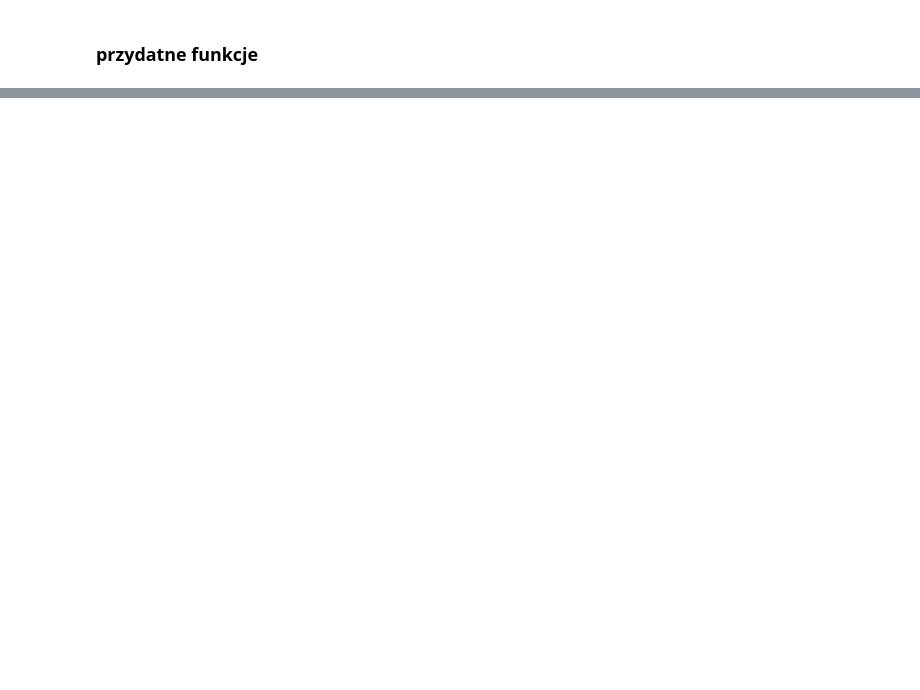
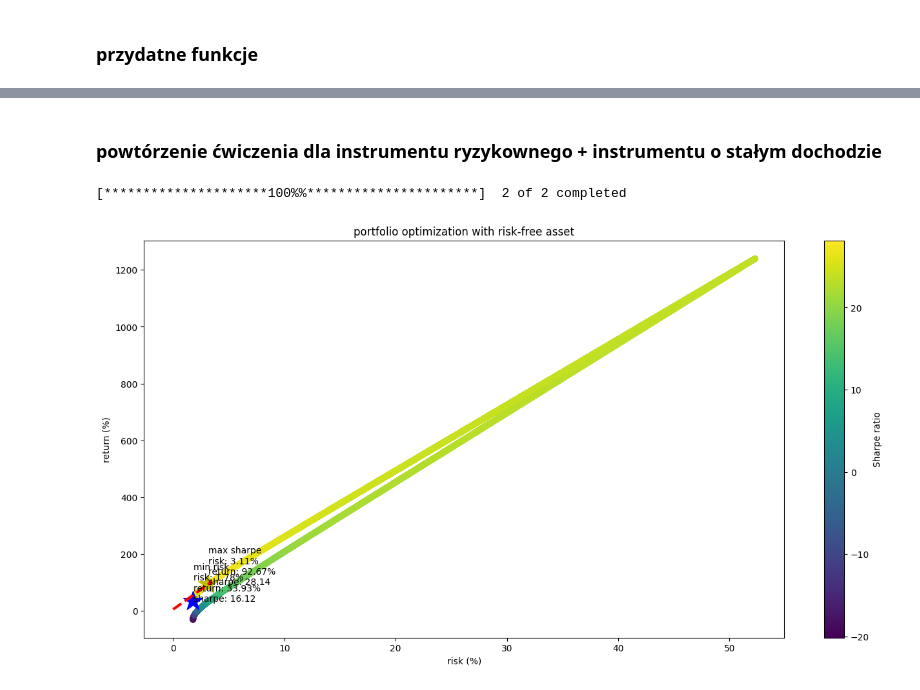
Before and after one commit to jakubzie/MarketRiskMeasures, a Jupyter notebook: 3.ipynb, the cells around one changed output, grey strips where cells are left out. Cells and saved outputs as stored; diff of their text form; code cells hidden in the pictures; blank space fills up the shorter version.

```diff
--- a/3.ipynb
+++ b/3.ipynb
@@ -127,0 +177,46 @@ plt.show()
+# %% [markdown]
+### powtórzenie ćwiczenia dla instrumentu ryzykownego + instrumentu o stałym dochodzie
+# %%
+# importowanie danych o instrumencie ryzykownym (akcje) i bezryzykowym (obligacje)
+data = yf.download('AAPL ^IRX', start='2010-01-01', end='2020-12-31')['Adj Close'].dropna()
+returns = data.pct_change().dropna()
+aar = returns.mean() * 252
+rcov = returns.cov()
+
+# generowanie portfeli o losowych wagach z możliwością krótkiej sprzedaży (tylko akcje)
+def generate_portfolios_short(mean_returns, cov_matrix):
+    returns = []
+    risks = []
+    sharpes = []
+    weights = []
+    for _ in range(N_PORTFOLIOS * 2):
+        w = np.random.random(mean_returns.shape[0])
+        w[0] = w[0] * 2 - 1
+        w = w / np.sum(np.abs(w))
+        weights.append(w)
+        returns.append(weights[-1] @ mean_returns)
+        risks.append(np.sqrt(weights[-1].T @ cov_matrix @ weights[-1]))
+        sharpes.append((returns[-1] - rf_rate) / risks[-1])
+    returns = np.array(returns) * 100
+    risks = np.array(risks) * 100
+    return risks, returns, sharpes
+
+
+plt.figure(figsize=(16, 8))
+plt.title("portfolio optimization with risk-free asset")
+plt.xlabel("risk (%)")
+plt.ylabel("return (%)")
+risks, returns, sharpes = generate_portfolios_short(aar, rcov)
+plt.scatter(risks, returns, c=sharpes, cmap='viridis')
+plt.colorbar(label='Sharpe ratio')
+x = np.linspace(0, 3.5, N_PORTFOLIOS)
+plt.plot(x, generate_mcl(x, aar, rcov), 'r--', lw=3)
+p1, p2 = generate_optimal_portfolio(aar, rcov)
+plt.scatter(p1[0], p1[1], c='y', marker='*', s=500)
+plt.text(p1[0] + 0.05, p1[1] - 0.05, 'max sharpe\nrisk: {:.2f}%\nreturn: {:.2f}%\nsharpe: {:.2f}'.format(p1[0], p1[1], p1[2]))
+plt.scatter(p2[0], p2[1], c='b', marker='*', s=500)
+plt.text(p2[0] + 0.05, p2[1] - 0.05, 'min risk\nrisk: {:.2f}%\nreturn: {:.2f}%\nsharpe: {:.2f}'.format(p2[0], p2[1], p2[2]))
+plt.show()
+# %% [output]
+[*********************100%%**********************]  2 of 2 completed
+[figure, added]
```
Also changed, not shown: parts of 13 cells of this notebook.
